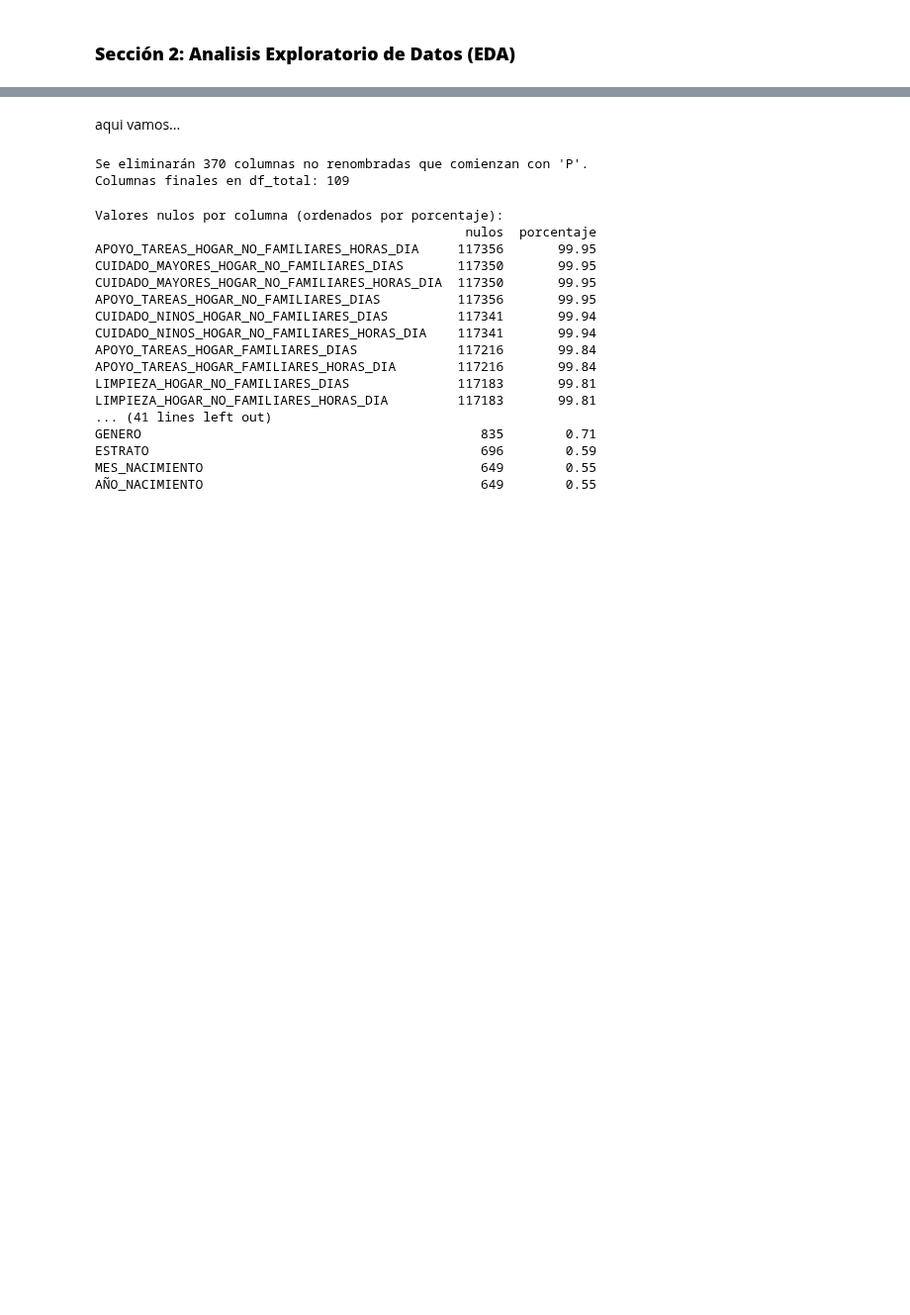
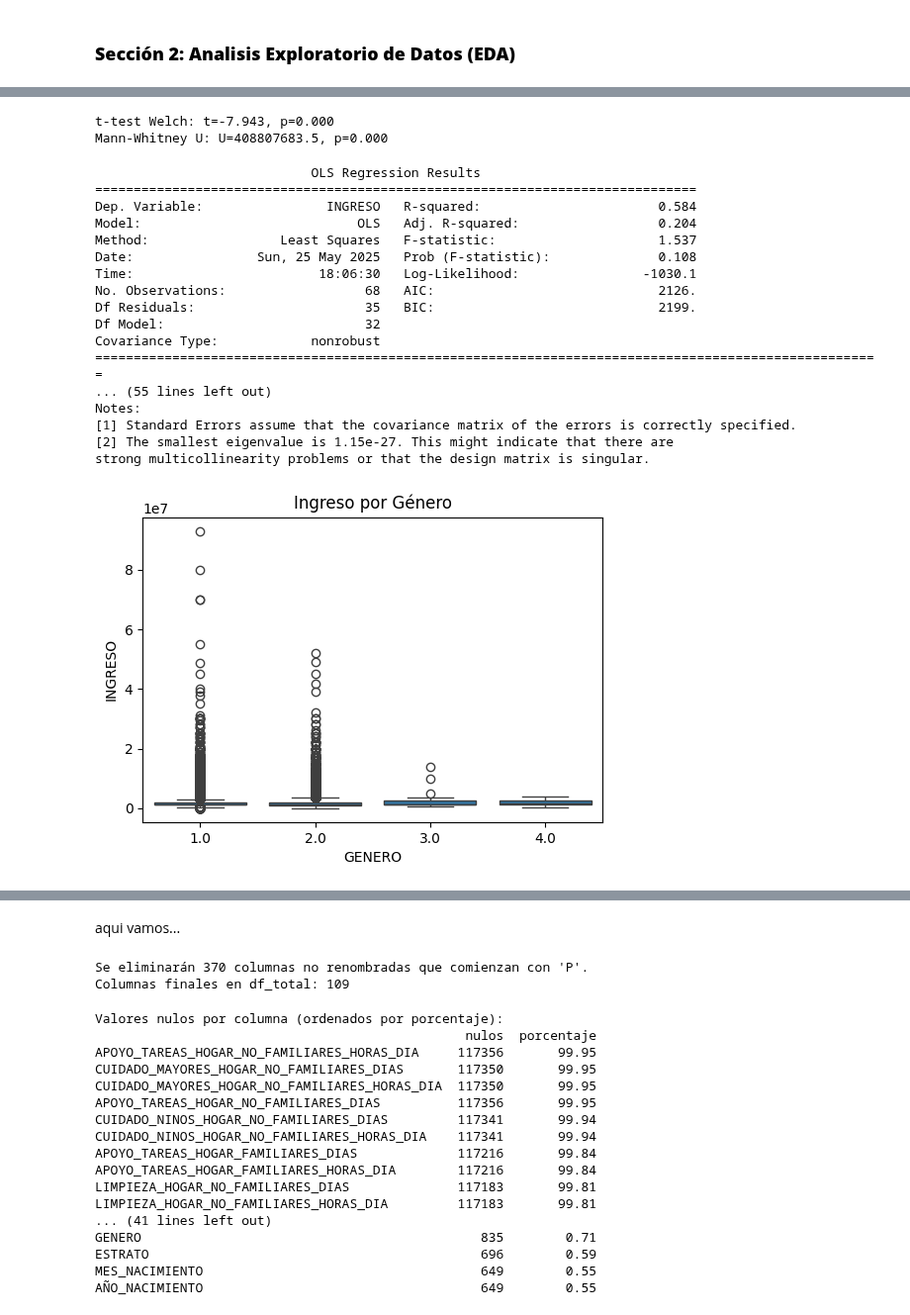
Before and after one commit to Carlos22709/Proyecto_final_analitica, a Jupyter notebook: merges2.ipynb, the cells around one changed output, grey strips where cells are left out. Shown at 99% size. Saved outputs shown, nothing was run; the diff lists cells and outputs as text; code cells hidden in the pictures; blank space fills up the shorter version.

```diff
--- a/merges2.ipynb
+++ b/merges2.ipynb
@@ -473,6 +473,9 @@ for act in actividades:
         if horas_col in df_final.columns:
             df_final.loc[mask, horas_col] = 0
 
+# Eliminar columnas que están completamente vacías (0 no nulos)
+df_final = df_final.dropna(axis=1, how='all')
+
 # 5) Verificar el resultado
 df_final.info(verbose=True)
 # %% [output]
@@ -736,0 +512,9 @@ SyntaxError: invalid syntax (1317003315.py, line 1)
+# %%
+# Evitar columnas duplicadas
+df = df.loc[:, ~df.columns.duplicated()]
+
+# Convertir a categóricas las variables que corresponden
+cat_cols = ['GENERO','ETNIA','DPTO','MAXIMO_NIVEL_EDUCATIVO','SECTOR_AMPLIO','EXISTENCIA_CONTRATO']
+for col in cat_cols:
+    if col in df.columns:
+        df[col] = df[col].astype('category')
@@ -736,0 +559,52 @@ SyntaxError: invalid syntax (1317003315.py, line 1)
+# %%
+# T-test o Mann-Whitney según normalidad y varianza
+normal_m = stats.shapiro(df_m).pvalue > 0.05
+normal_f = stats.shapiro(df_f).pvalue > 0.05
+var_homog = stats.levene(df_m, df_f).pvalue > 0.05
+
+if normal_m and normal_f and var_homog:
+    t, p = stats.ttest_ind(df_m, df_f, equal_var=True)
+    print(f"t-test (equal var): t={t:.3f}, p={p:.3f}")
+else:
+    t, p = stats.ttest_ind(df_m, df_f, equal_var=False)
+    print(f"t-test Welch: t={t:.3f}, p={p:.3f}")
+    if not (normal_m and normal_f):
+        # alternativa no paramétrica
+        u, p_u = stats.mannwhitneyu(df_m, df_f, alternative='two-sided')
+        print(f"Mann-Whitney U: U={u}, p={p_u:.3f}")
+# %% [output]
+t-test Welch: t=-7.943, p=0.000
+Mann-Whitney U: U=408807683.5, p=0.000
+# %%
+# Regresión ajustada
+mod_gen = smf.ols(
+    "INGRESO ~ C(GENERO) + EDAD + HORAS_TRABAJO "
+    "+ LIMPIEZA_EN_SU_HOGAR_HORAS_DIA + CUIDADO_NINOS_SU_HOGAR_HORAS_DIA "
+    "+ CUIDADO_MAYORES_SU_HOGAR_HORAS_DIA + C(ETNIA) + C(DPTO)",
+    data=df
+).fit()
+print(mod_gen.summary())
+
+plt.figure(figsize=(6,4))
+sns.boxplot(x='GENERO', y='INGRESO', data=df)
+plt.title("Ingreso por Género")
+plt.show()
+# %% [output]
+                            OLS Regression Results
+==============================================================================
+Dep. Variable:                INGRESO   R-squared:                       0.584
+Model:                            OLS   Adj. R-squared:                  0.204
+Method:                 Least Squares   F-statistic:                     1.537
+Date:                Sun, 25 May 2025   Prob (F-statistic):              0.108
+Time:                        18:06:30   Log-Likelihood:                -1030.1
+No. Observations:                  68   AIC:                             2126.
+Df Residuals:                      35   BIC:                             2199.
+Df Model:                          32
+Covariance Type:            nonrobust
+======================================================================================================
+... (55 lines left out)
+Notes:
+[1] Standard Errors assume that the covariance matrix of the errors is correctly specified.
+[2] The smallest eigenvalue is 1.15e-27. This might indicate that there are
+strong multicollinearity problems or that the design matrix is singular.
+[figure, added]
```
Also changed, not shown: parts of 24 cells of this notebook.
